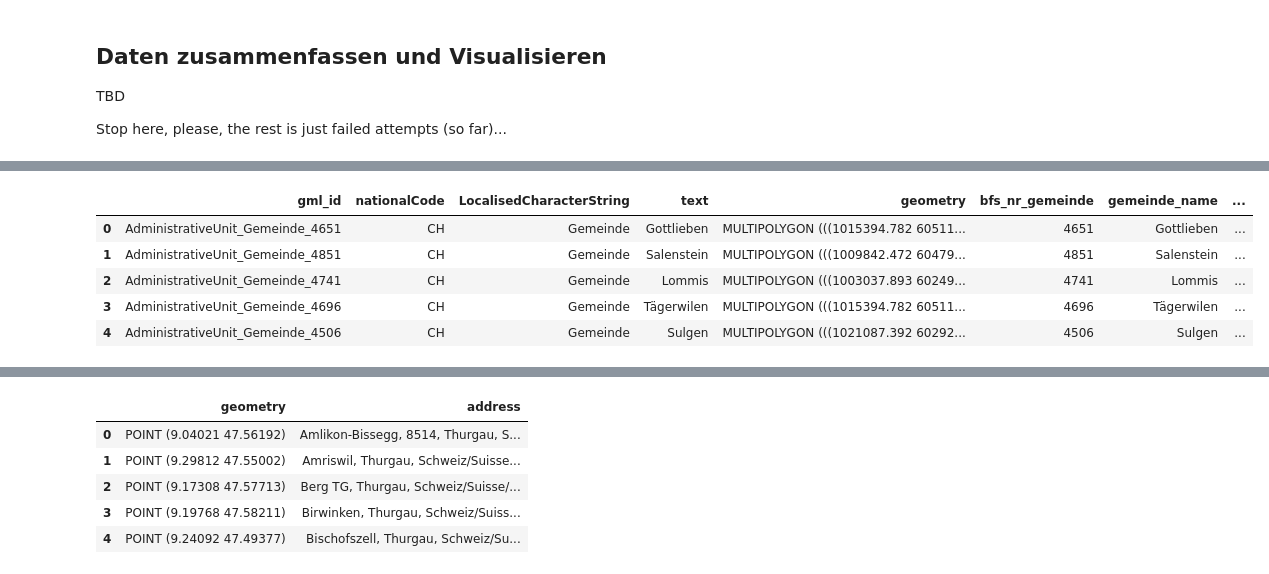
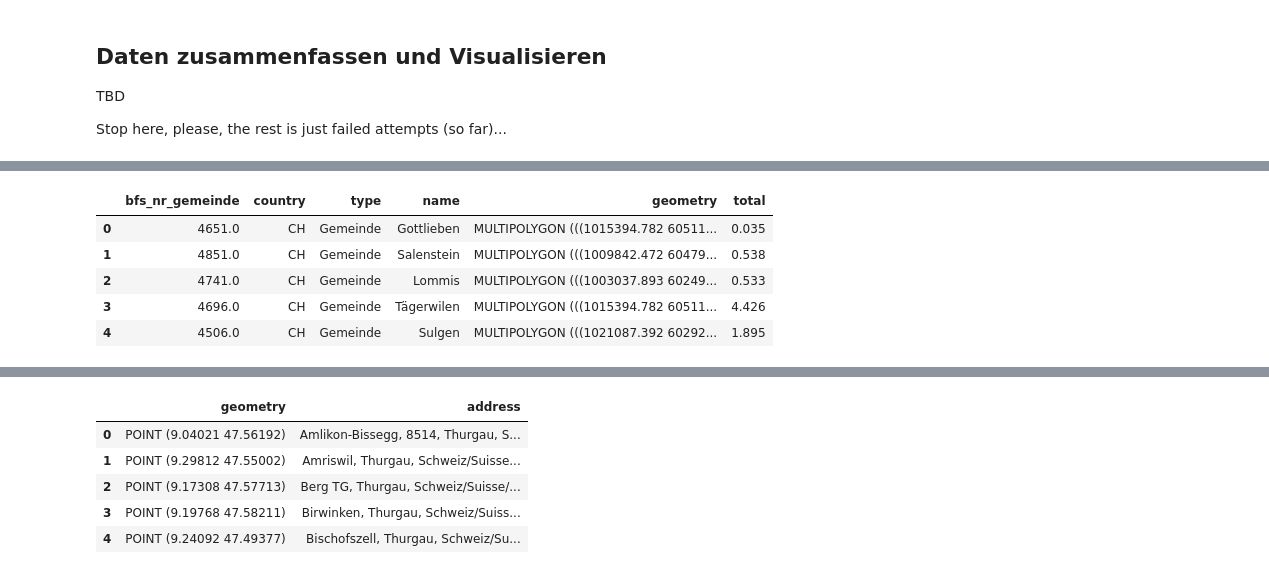
Before and after one commit to tkilla77/ksr_talit_hackathon, a Jupyter notebook: notebooks/examples.ipynb, the cells around one changed output, grey strips where cells are left out. Saved outputs shown, nothing was run; the diff lists cells and outputs as text; code cells hidden in the pictures.

```diff
--- a/notebooks/examples.ipynb
+++ b/notebooks/examples.ipynb
@@ -112,10 +143,0 @@ data_to_plot = only2020[['bfs_nr_gemeinde', 'gemeinde_name', 'total']]
-# %%
-# Fix up municipalities by parsing the bfs_nr from the gml_id and converting it
-# to int64.
-municipalities = municipalities[['gml_id', 'nationalCode', 'LocalisedCharacterString', 'text', 'geometry']]
-bfs_nrs = municipalities['gml_id'].str.extract(r"(\d+)")
-municipalities['bfs_nr_gemeinde'] = pd.to_numeric(bfs_nrs[0])
-municipalities = municipalities.dropna(subset='bfs_nr_gemeinde')
-
-municipalities['bfs_nr_gemeinde'].astype('int64')
-municipalities.dtypes
@@ -129,0 +146,28 @@ dtype: object
+# %%
+import pandas as pd
+
+# Fix up municipalities by parsing the bfs_nr from the gml_id and converting it
+# to int64.
+
+# 1: create a series where we extract the integer number from the 'AdministrativeUnit_XY_1234'
+# string in gml_id, where 'XY' is one of 'Gemeinde', 'Bezirk', 'Kanton'.
+bfs_nrs = municipalities['gml_id'].str.extract(r"(\d+)")
+# Add the series to the dataset after converting it to numeric.
+municipalities['bfs_nr_gemeinde'] = pd.to_numeric(bfs_nrs[0])
+
+# Let's only retain what we need: BFS nr, geometry, type, country
+municipalities = municipalities[['bfs_nr_gemeinde', 'nationalCode', 'LocalisedCharacterString', 'text', 'geometry']]
+
+# There are four rows without BFS number
+missing_number = municipalities[municipalities['bfs_nr_gemeinde'].isna()]
+print(missing_number)
+# Ah, the country-level entries miss the number - let's drop these:
+municipalities = municipalities.dropna(subset='bfs_nr_gemeinde')
+
+# Now we can cast the BFS nr to int64 to make it compatible with the TG energy dataset.
+municipalities['bfs_nr_gemeinde'].astype('int64')
+
+# Finally, rename the columns to be more descriptive
+municipalities = municipalities.rename(columns={'nationalCode' : 'country', 'LocalisedCharacterString': 'type', 'text' : 'name'})
+
+municipalities
@@ -130,17 +199,18 @@ dtype: object
 # %%
 # Inner Join of municipalities geo data with energy data
 # Inner Join means: we only keep rows that have the same number in bfs_nr_gemeinde
 # meaning: we remove any row in the huge dataset that is not in the set of Thurgau towns.
 import pandas as pd
+data_to_plot = only2020[['bfs_nr_gemeinde', 'total']]
 joined = pd.merge(municipalities, data_to_plot, how="inner", on="bfs_nr_gemeinde")
 joined.head()
 # %% [output]
-|  | gml_id | nationalCode | LocalisedCharacterString | text | geometry | bfs_nr_gemeinde | gemeinde_name | ... |
-| 0 | AdministrativeUnit_Gemeinde_4651 | CH | Gemeinde | Gottlieben | MULTIPOLYGON (((1015394.782 60511... | 4651 | Gottlieben | ... |
-| 1 | AdministrativeUnit_Gemeinde_4851 | CH | Gemeinde | Salenstein | MULTIPOLYGON (((1009842.472 60479... | 4851 | Salenstein | ... |
-| 2 | AdministrativeUnit_Gemeinde_4741 | CH | Gemeinde | Lommis | MULTIPOLYGON (((1003037.893 60249... | 4741 | Lommis | ... |
-| 3 | AdministrativeUnit_Gemeinde_4696 | CH | Gemeinde | Tägerwilen | MULTIPOLYGON (((1015394.782 60511... | 4696 | Tägerwilen | ... |
-| 4 | AdministrativeUnit_Gemeinde_4506 | CH | Gemeinde | Sulgen | MULTIPOLYGON (((1021087.392 60292... | 4506 | Sulgen | ... |
+|  | bfs_nr_gemeinde | country | type | name | geometry | total |
+| 0 | 4651.0 | CH | Gemeinde | Gottlieben | MULTIPOLYGON (((1015394.782 60511... | 0.035 |
+| 1 | 4851.0 | CH | Gemeinde | Salenstein | MULTIPOLYGON (((1009842.472 60479... | 0.538 |
+| 2 | 4741.0 | CH | Gemeinde | Lommis | MULTIPOLYGON (((1003037.893 60249... | 0.533 |
+| 3 | 4696.0 | CH | Gemeinde | Tägerwilen | MULTIPOLYGON (((1015394.782 60511... | 4.426 |
+| 4 | 4506.0 | CH | Gemeinde | Sulgen | MULTIPOLYGON (((1021087.392 60292... | 1.895 |
 # %%
 import folium
 map = folium.Map(location=[100, 0], zoom_start=1.5)
```
Also changed, not shown: parts of 6 cells of this notebook, 1 other file.
